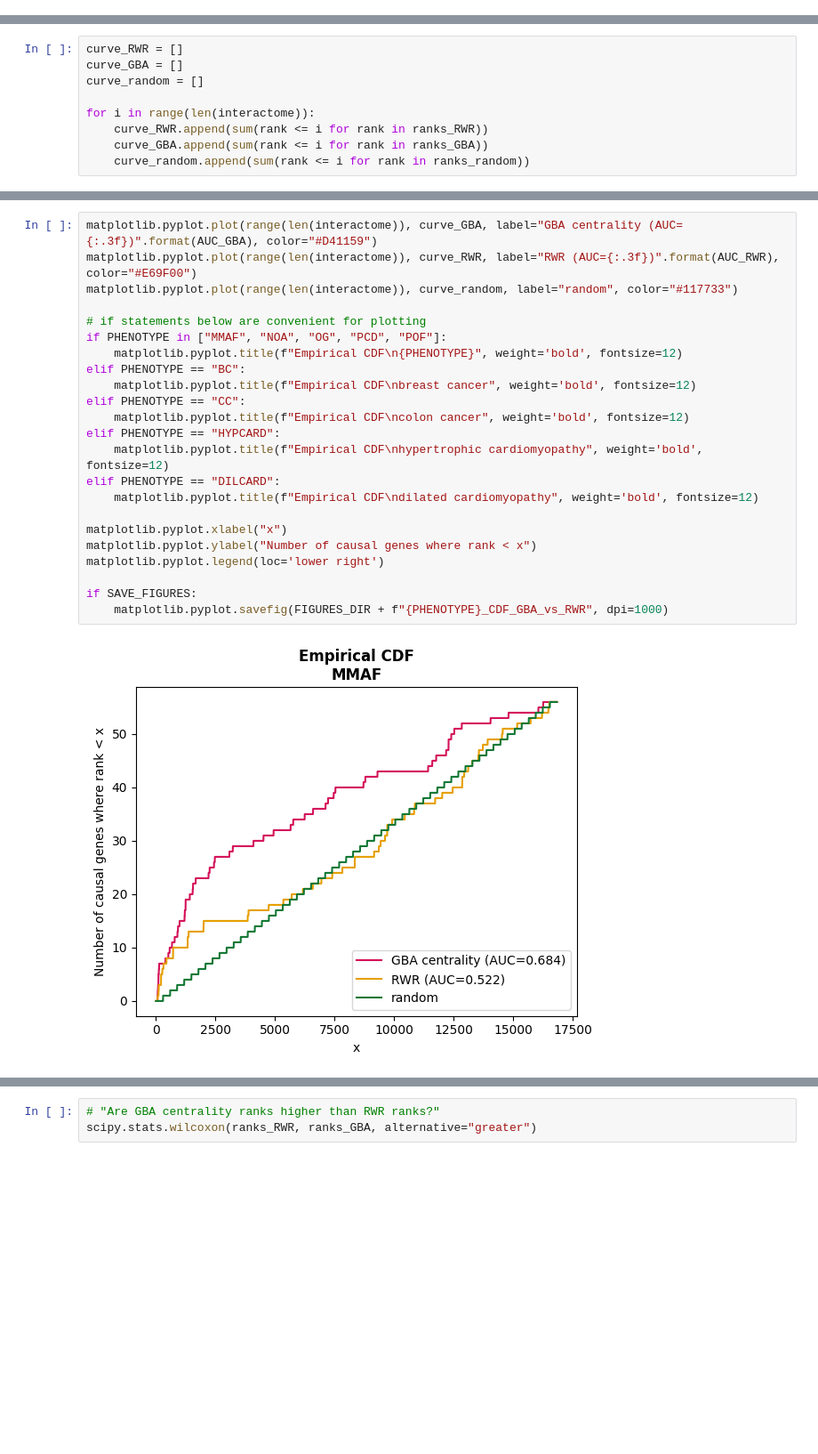
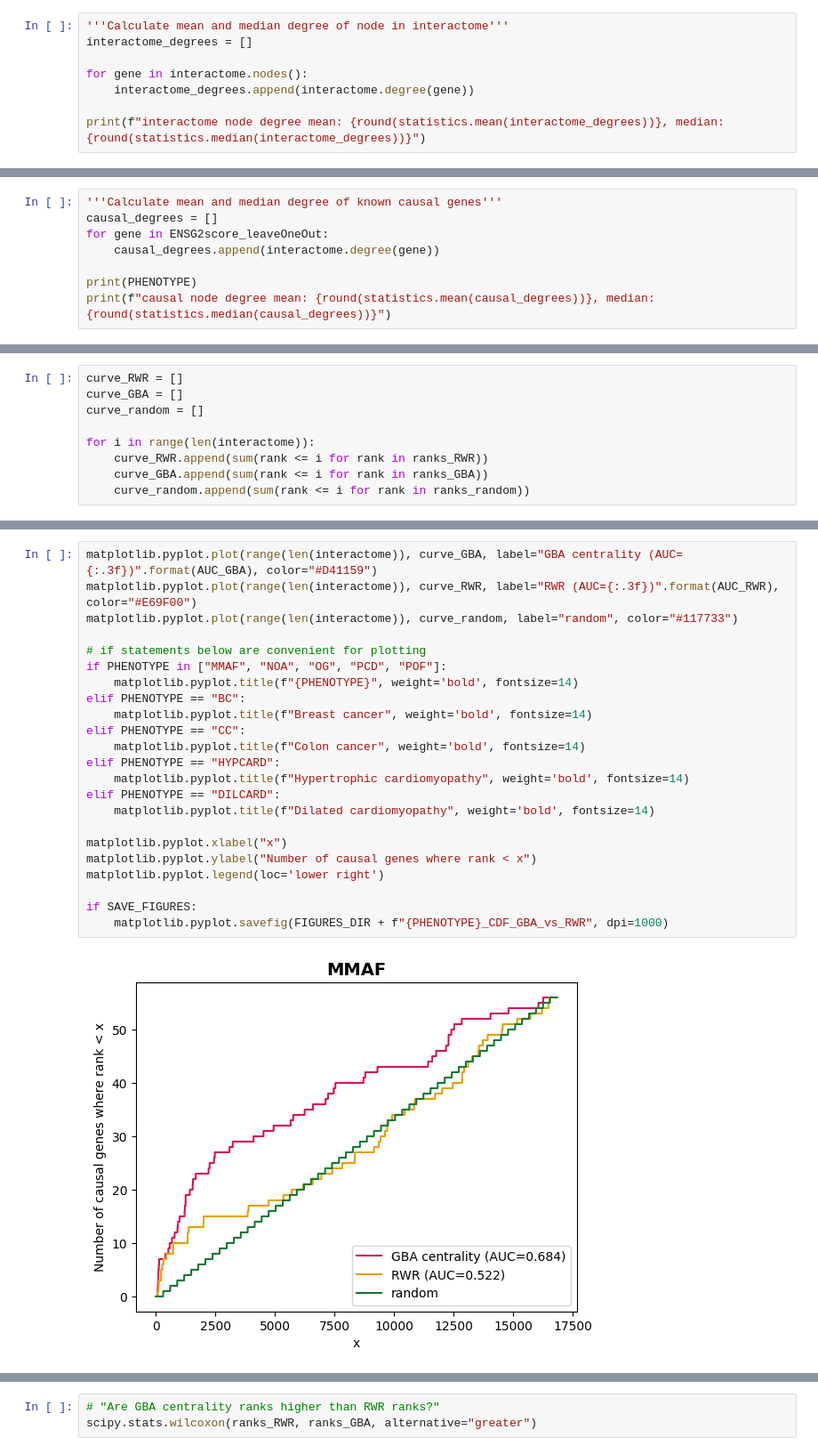
Before and after one commit to jedrzejkubica/GBA-centrality-validation, a Jupyter notebook: validation.ipynb, the cells around one changed output, grey strips where cells are left out. Shown at 89% size. Cells and saved outputs as stored; diff of their text form; blank space fills up the shorter version.

Commit message:
validation.ipynb : add ranks vs degree, remove AUC10, calculate degree stats, remove some fig titles

```diff
--- a/validation.ipynb
+++ b/validation.ipynb
@@ -263,3 +247,11 @@ interactome = networkx.from_edgelist(edge_list_no_weights)
 print(f"Interactome: {len(interactome.nodes())} proteins, {len(interactome.edges())} interactions")
 # %% [output]
 Interactome: 16830 proteins, 264471 interactions
+# %%
+'''Calculate mean and median degree of node in interactome'''
+interactome_degrees = []
+
+for gene in interactome.nodes():
+    interactome_degrees.append(interactome.degree(gene))
+
+print(f"interactome node degree mean: {round(statistics.mean(interactome_degrees))}, median: {round(statistics.median(interactome_degrees))}")
@@ -281,3 +275,11 @@ results_leave_one_out_sorted = sorted(ENSG2score_leaveOneOut.keys(),
                                       key=lambda item: ENSG2score_leaveOneOut[item],
                                       reverse=True)
 scores_leave_one_out_sorted = [ENSG2score_leaveOneOut[node] for node in results_leave_one_out_sorted]
+# %%
+'''Calculate mean and median degree of known causal genes'''
+causal_degrees = []
+for gene in ENSG2score_leaveOneOut:
+    causal_degrees.append(interactome.degree(gene))
+
+print(PHENOTYPE)
+print(f"causal node degree mean: {round(statistics.mean(causal_degrees))}, median: {round(statistics.median(causal_degrees))}")
@@ -665,28 +662,28 @@ AUC@10perc RWR: 0.156
 # %%
 matplotlib.pyplot.plot(range(len(interactome)), curve_GBA, label="GBA centrality (AUC={:.3f})".format(AUC_GBA), color="#D41159")
 matplotlib.pyplot.plot(range(len(interactome)), curve_RWR, label="RWR (AUC={:.3f})".format(AUC_RWR), color="#E69F00")
 matplotlib.pyplot.plot(range(len(interactome)), curve_random, label="random", color="#117733")
 
 # if statements below are convenient for plotting
 if PHENOTYPE in ["MMAF", "NOA", "OG", "PCD", "POF"]:
-    matplotlib.pyplot.title(f"Empirical CDF\n{PHENOTYPE}", weight='bold', fontsize=12)
+    matplotlib.pyplot.title(f"{PHENOTYPE}", weight='bold', fontsize=14)
 elif PHENOTYPE == "BC":
-    matplotlib.pyplot.title(f"Empirical CDF\nbreast cancer", weight='bold', fontsize=12)
+    matplotlib.pyplot.title(f"Breast cancer", weight='bold', fontsize=14)
 elif PHENOTYPE == "CC":
-    matplotlib.pyplot.title(f"Empirical CDF\ncolon cancer", weight='bold', fontsize=12)
+    matplotlib.pyplot.title(f"Colon cancer", weight='bold', fontsize=14)
 elif PHENOTYPE == "HYPCARD":
-    matplotlib.pyplot.title(f"Empirical CDF\nhypertrophic cardiomyopathy", weight='bold', fontsize=12)
+    matplotlib.pyplot.title(f"Hypertrophic cardiomyopathy", weight='bold', fontsize=14)
 elif PHENOTYPE == "DILCARD":
-    matplotlib.pyplot.title(f"Empirical CDF\ndilated cardiomyopathy", weight='bold', fontsize=12)
+    matplotlib.pyplot.title(f"Dilated cardiomyopathy", weight='bold', fontsize=14)
 
 matplotlib.pyplot.xlabel("x")
 matplotlib.pyplot.ylabel("Number of causal genes where rank < x")
 matplotlib.pyplot.legend(loc='lower right')
 
 if SAVE_FIGURES:
     matplotlib.pyplot.savefig(FIGURES_DIR + f"{PHENOTYPE}_CDF_GBA_vs_RWR", dpi=1000)
 # %% [output]
-[figure, old version]
+[figure, new version]
 # %%
 # "Are GBA centrality ranks higher than random classifier ranks?"
 scipy.stats.wilcoxon(ranks_random, ranks_GBA, alternative="greater")
```
Also changed, not shown: parts of 13 cells of this notebook.
